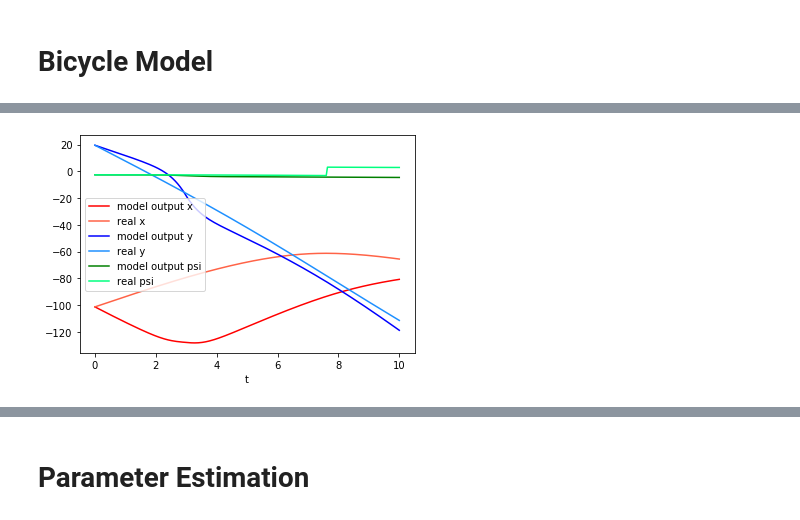
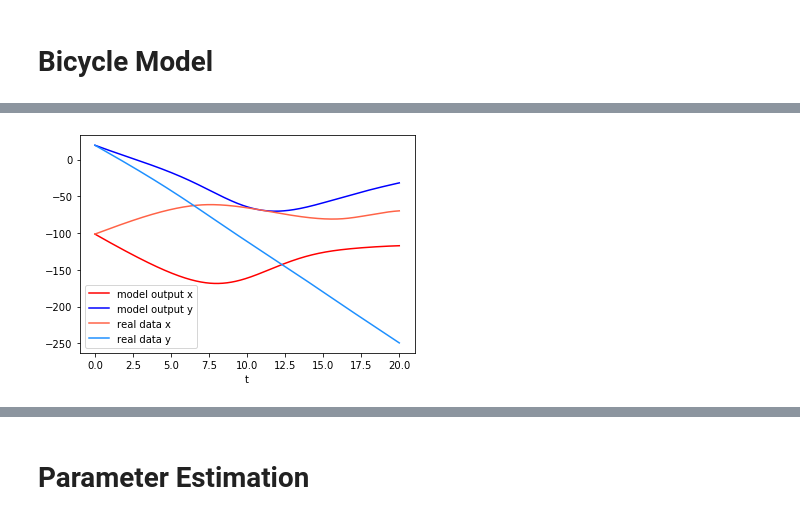
Before and after one commit to kying18/param-estimation, a Jupyter notebook: Bicycle Model.ipynb, the cells around one changed output, grey strips where cells are left out. Cells and saved outputs as stored; diff of their text form; code cells hidden in the pictures.

```diff
--- a/Bicycle Model.ipynb
+++ b/Bicycle Model.ipynb
@@ -12,6 +12,7 @@ import random
 # %%
 data = pd.read_csv('20210201_parsed_run3_data.csv',index_col=0)
 data['time'] -= 275.036 # let's start at 0 this shouldnt make a difference
+data['delta'] = (data['steer'].shift(-1) - data['steer']) / (data['time'].shift(-1) - data['time'])
 # %%
 data.head()
 # %% [output]
@@ -87,7 +95,8 @@ def bicycle_model(x, t, p):
 # %%
 # defining our variables for our simulated data
-u0 = [data[c][0] for c in data.columns[1:7]]
-timespan = 10
+y0 = [data[c][0] for c in data.columns[1:8]]
+timespan = 20
 num_pts = 25*timespan + 1
-t = np.linspace(0, timespan, num_pts)
-p0 = (m, l, lf, lr, Iz, cornering_stiff, sample_fz, rho, cla) = (350.0, 3.0, 1.5, 1.5, 550.0, 10000.0, 3430.0, 1.2, -0.5)
+tspan = np.linspace(0, timespan, num_pts)
+p0 = (m, l, lf, lr, Iz, cornering_stiff, sample_fz, rho, cla) = (357, 2.971, 2.01, 0.960, 550.0, 125116, 4000, 1.225, -1.034)
+# p0 = (m, l, lf, lr, Iz, cornering_stiff, sample_fz, rho, cla) = (350.0, 2.6, 1.2, 1.4, 550.0, 1000.0, 3430.0, 1.2, -0.5)
@@ -95,0 +107,3 @@ sol = odeint(bicycle_model, u0, t, args=(p0,))
+# %%
+sol = solve_ivp(kinematic_model, (0, timespan), y0, t_eval=tspan, args=(p0,), rtol=1e-5, atol=1e-5)
+sol
@@ -96,15 +128,15 @@ sol = odeint(bicycle_model, u0, t, args=(p0,))
 # %%
 # let's plot this solution to see what it looks like against the real
-plt.plot(t, sol[:, 0], 'r', label='model output x')
-plt.plot(t, data['x'][:num_pts], 'tomato', label='real x')
-plt.plot(t, sol[:, 1], 'b', label='model output y')
-plt.plot(t, data['y'][:num_pts], 'dodgerblue', label='real y')
-plt.plot(t, sol[:, 2], 'g', label='model output psi')
-plt.plot(t, data['psi'][:num_pts], 'springgreen', label='real psi')
+plt.plot(tspan, sol.y[0,:], 'r', label='model output x')
+plt.plot(tspan, sol.y[1,:], 'b', label='model output y')
+plt.plot(tspan, data['x'][:num_pts], 'tomato', label='real data x')
+plt.plot(tspan, data['y'][:num_pts], 'dodgerblue', label='real data y')
+# plt.plot(t, sol[:, 2], 'g', label='model output psi')
+# plt.plot(t, data['psi'][:num_pts], 'springgreen', label='real psi')
 
 
 plt.legend(loc='best')
 plt.xlabel('t')
 plt.show()
 # %% [output]
-[figure, old version]
+[figure, new version]
```
Also changed, not shown: parts of 18 cells of this notebook, 5 other files.
